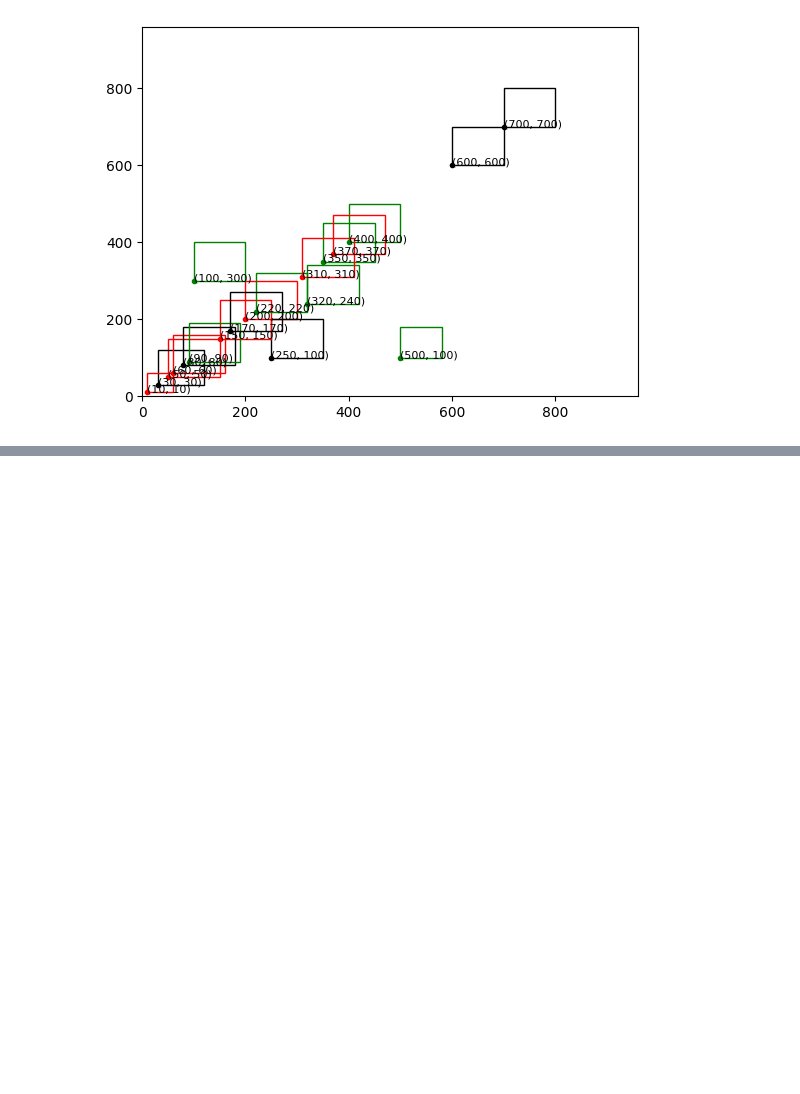
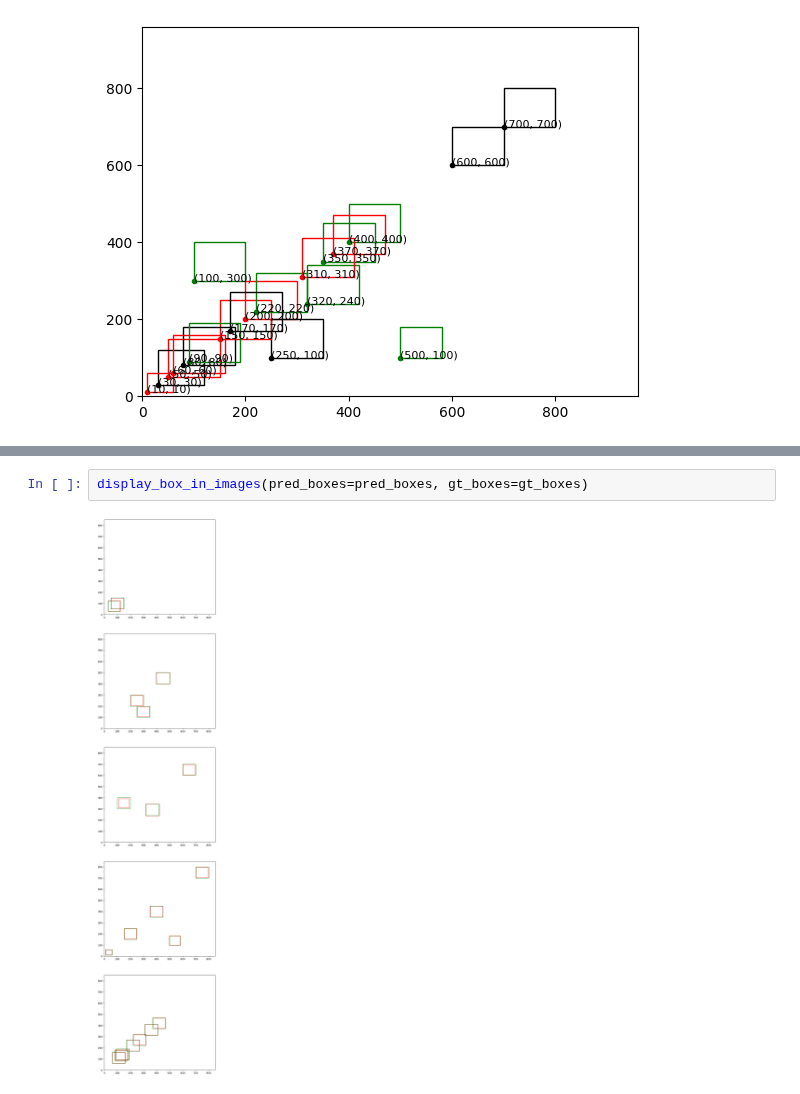
Before and after one commit to kmsmeng/ML_Projects, a Jupyter notebook: Obj_Detection_YOLO/IOU.ipynb, the cells around one changed output, grey strips where cells are left out. Saved outputs shown, nothing was run; the diff lists cells and outputs as text; blank space fills up the shorter version.

```diff
--- a/Obj_Detection_YOLO/IOU.ipynb
+++ b/Obj_Detection_YOLO/IOU.ipynb
@@ -358,3 +465,7 @@ display_box(boxes=gt_boxes_mod[..., 1:], box_format='corners')
+# %%
+display_box_in_images(pred_boxes=pred_boxes, gt_boxes=gt_boxes)
+# %% [output]
+[figure, added]
 # %%
 
 def mean_average_precision(boxes_preds, boxes_labels, iou_threshold=0.5, box_format='corners', num_classes=20):
```
Also changed, not shown: parts of 10 cells of this notebook.
